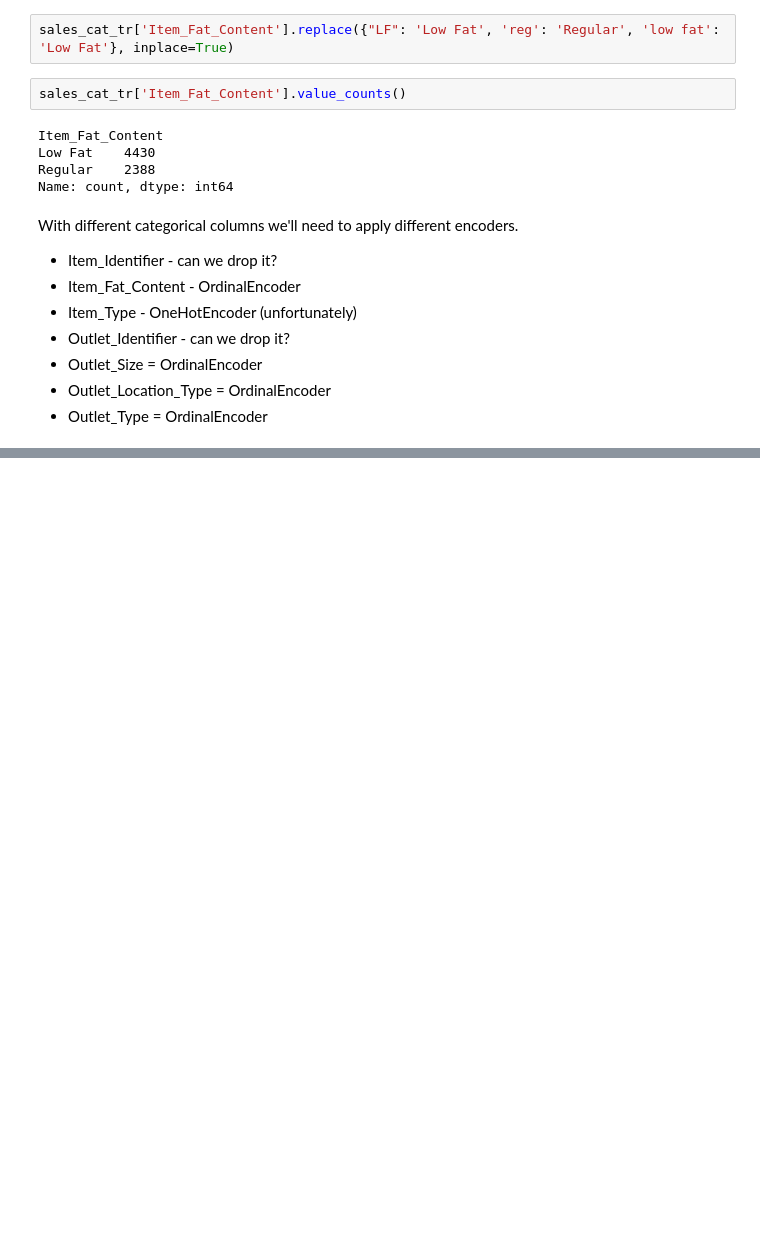
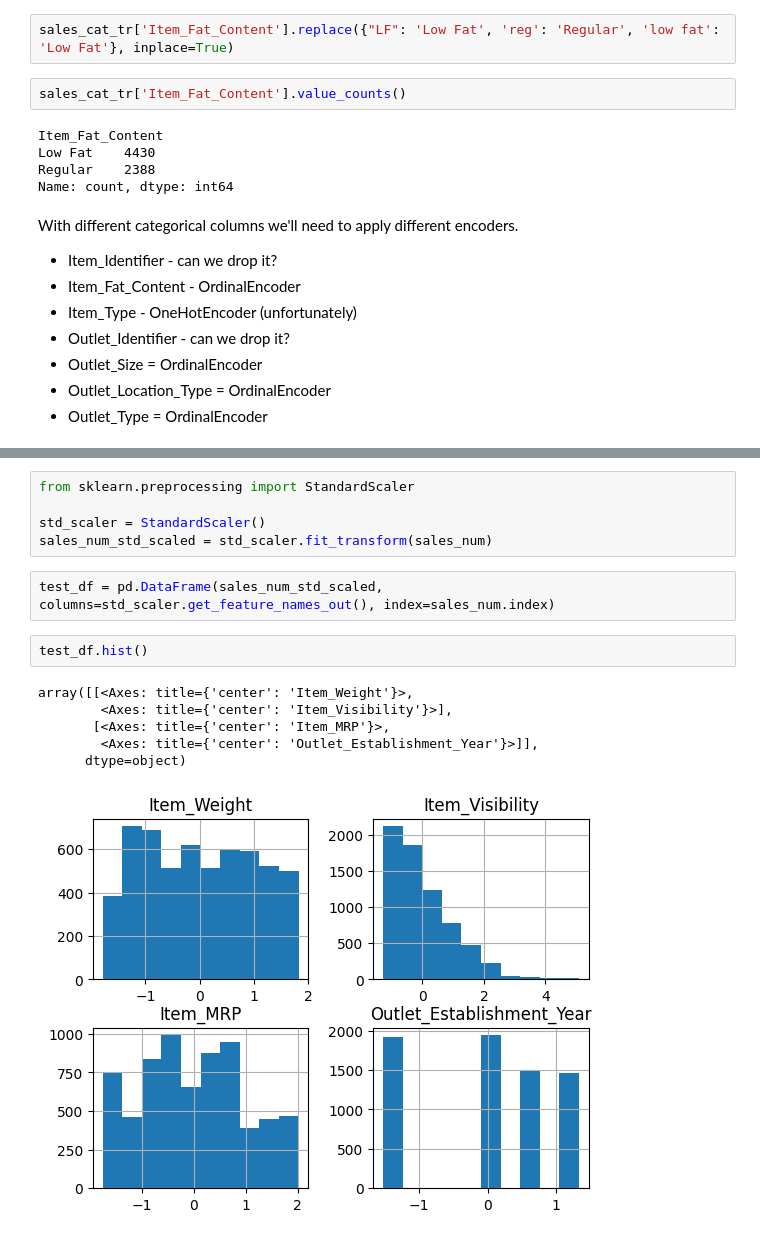
Before and after one commit to taniabuzykina/store-sales-prediction, a Jupyter notebook: code/data_exploration.ipynb, the cells around one changed output, grey strips where cells are left out. Saved outputs shown, nothing was run; the diff lists cells and outputs as text; blank space fills up the shorter version.

```diff
--- a/code/data_exploration.ipynb
+++ b/code/data_exploration.ipynb
@@ -460,0 +587,16 @@ With different categorical columns we'll need to apply different encoders.
+# %%
+from sklearn.preprocessing import StandardScaler
+
+std_scaler = StandardScaler()
+sales_num_std_scaled = std_scaler.fit_transform(sales_num)
+# %%
+test_df = pd.DataFrame(sales_num_std_scaled, columns=std_scaler.get_feature_names_out(), index=sales_num.index)
+# %%
+test_df.hist()
+# %% [output]
+array([[<Axes: title={'center': 'Item_Weight'}>,
+        <Axes: title={'center': 'Item_Visibility'}>],
+       [<Axes: title={'center': 'Item_MRP'}>,
+        <Axes: title={'center': 'Outlet_Establishment_Year'}>]],
+      dtype=object)
+[figure, added]
```
Also changed, not shown: parts of 22 cells of this notebook.
